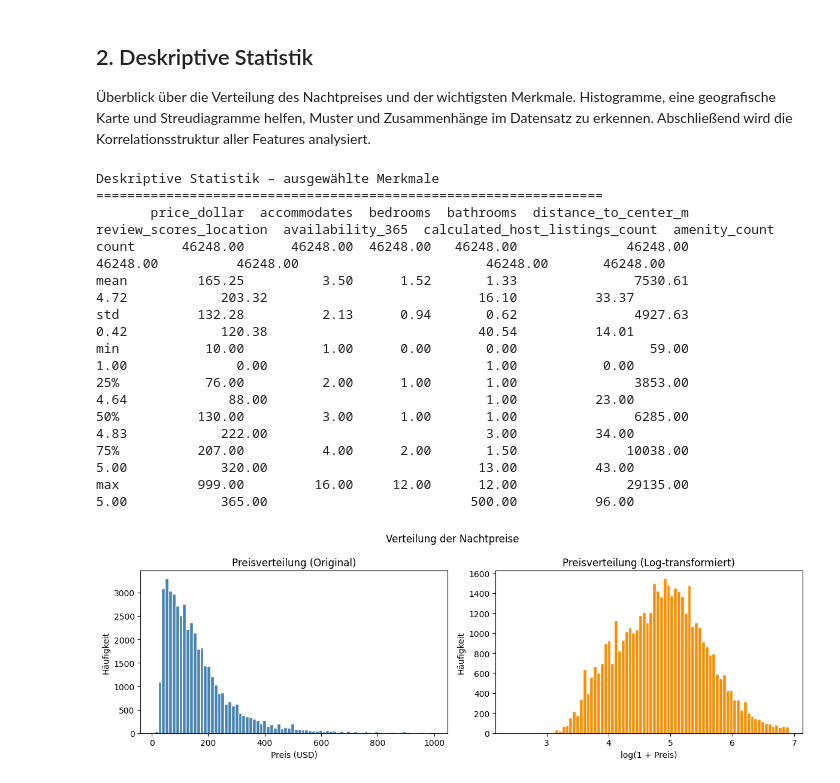
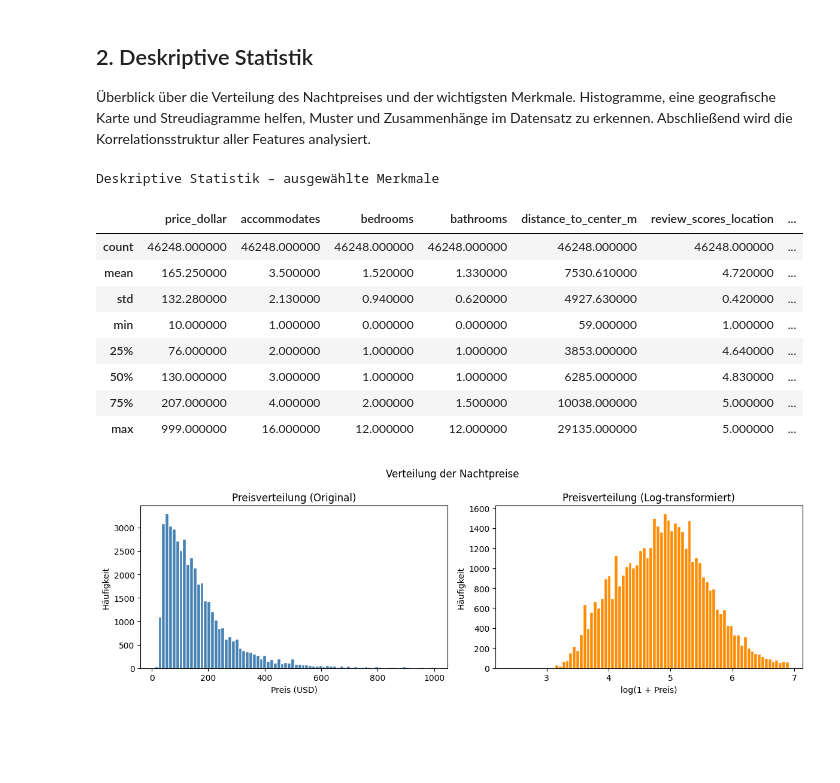
Before and after one commit to pa19duxu/AirbnbPrices, a Jupyter notebook: Prediction.ipynb, the cells around one changed output. Cells and saved outputs as stored; diff of their text form; code cells hidden in the pictures; blank space fills up the shorter version.

Commit message:
Deskriptive Statistik als gerenderte HTML-Tabelle anzeigen
Co-Authored-By: Claude Sonnet 4.6 <noreply@anthropic.com>

```diff
--- a/Prediction.ipynb
+++ b/Prediction.ipynb
@@ -84,11 +84,6 @@ seeds = [1, 7, 42, 67, 99]
 df = pd.read_csv(file_path)
 # %%
 # Vollständige Ausgabe des DataFrames – nützlich zur ersten Übersicht
-pd.set_option('display.max_columns', None)
-pd.set_option('display.max_rows', None)
-pd.set_option('display.max_colwidth', None)
-pd.set_option('display.width', None)
-
 print(df.columns.tolist())
 print(df.head())
 # %% [output]
@@ -287,24 +283,21 @@ amenity_count:  Mittelwert=33.4  Min=0  Max=96
 # %%
 summary_cols = [
     'price_dollar', 'accommodates', 'bedrooms', 'bathrooms',
     'distance_to_center_m', 'review_scores_location',
     'availability_365', 'calculated_host_listings_count', 'amenity_count',
 ]
-print('Deskriptive Statistik – ausgewählte Merkmale')
-print('=' * 65)
-print(df[summary_cols].describe().round(2).to_string())
+df[summary_cols].describe().round(2).style.set_caption("Deskriptive Statistik – ausgewählte Merkmale")
 # %% [output]
 Deskriptive Statistik – ausgewählte Merkmale
-=================================================================
-       price_dollar  accommodates  bedrooms  bathrooms  distance_to_center_m  review_scores_location  availability_365  calculated_host_listings_count  amenity_count
-count      46248.00      46248.00  46248.00   46248.00              46248.00                46248.00          46248.00                        46248.00       46248.00
-mean         165.25          3.50      1.52       1.33               7530.61                    4.72            203.32                           16.10          33.37
-std          132.28          2.13      0.94       0.62               4927.63                    0.42            120.38                           40.54          14.01
-min           10.00          1.00      0.00       0.00                 59.00                    1.00              0.00                            1.00           0.00
-25%           76.00          2.00      1.00       1.00               3853.00                    4.64             88.00                            1.00          23.00
-50%          130.00          3.00      1.00       1.00               6285.00                    4.83            222.00                            3.00          34.00
-75%          207.00          4.00      2.00       1.50              10038.00                    5.00            320.00                           13.00          43.00
-max          999.00         16.00     12.00      12.00              29135.00                    5.00            365.00                          500.00          96.00
+|  | price_dollar | accommodates | bedrooms | bathrooms | distance_to_center_m | review_scores_location | ... |
+| count | 46248.000000 | 46248.000000 | 46248.000000 | 46248.000000 | 46248.000000 | 46248.000000 | ... |
+| mean | 165.250000 | 3.500000 | 1.520000 | 1.330000 | 7530.610000 | 4.720000 | ... |
+| std | 132.280000 | 2.130000 | 0.940000 | 0.620000 | 4927.630000 | 0.420000 | ... |
+| min | 10.000000 | 1.000000 | 0.000000 | 0.000000 | 59.000000 | 1.000000 | ... |
+| 25% | 76.000000 | 2.000000 | 1.000000 | 1.000000 | 3853.000000 | 4.640000 | ... |
+| 50% | 130.000000 | 3.000000 | 1.000000 | 1.000000 | 6285.000000 | 4.830000 | ... |
+| 75% | 207.000000 | 4.000000 | 2.000000 | 1.500000 | 10038.000000 | 5.000000 | ... |
+| max | 999.000000 | 16.000000 | 12.000000 | 12.000000 | 29135.000000 | 5.000000 | ... |
 # %%
 fig, axes = plt.subplots(1, 2, figsize=(12, 4))
 
```
Also changed, not shown: parts of 8 cells of this notebook.
